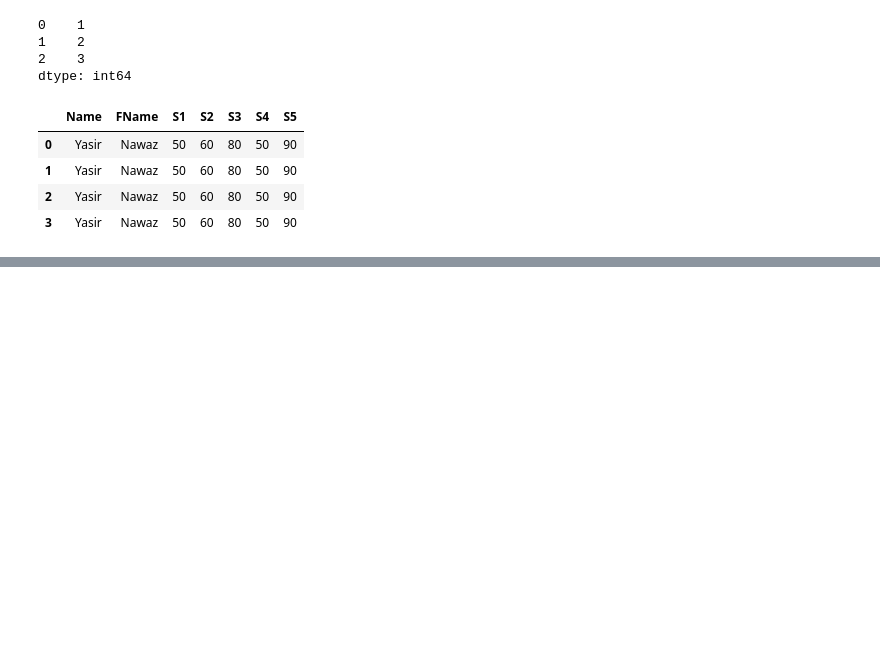
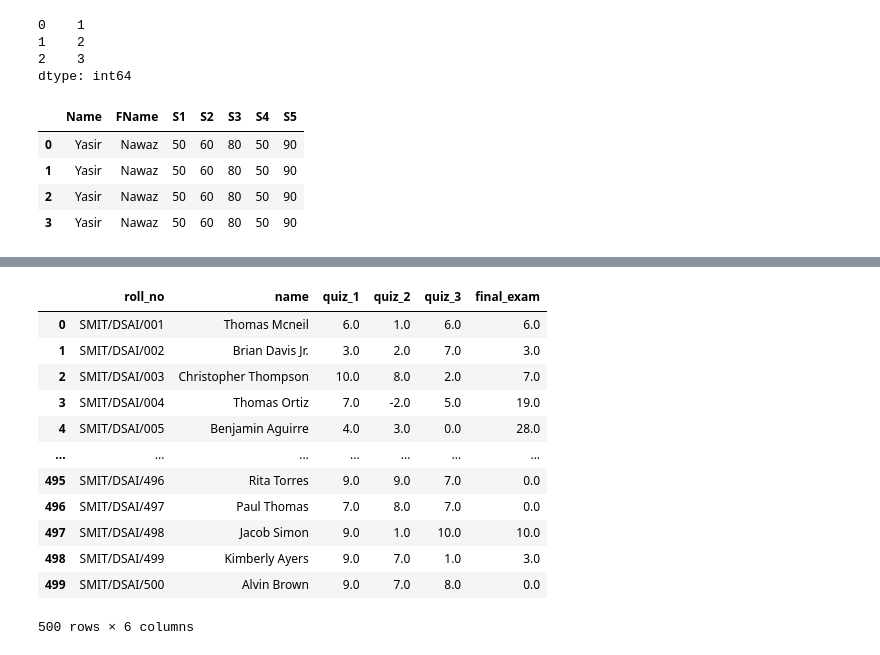
Before and after one commit to memonY49/SMIT-AI-DS-Batch-4, a Jupyter notebook: pandas_practice.ipynb, the cells around one changed output, grey strips where cells are left out. Saved outputs shown, nothing was run; the diff lists cells and outputs as text; code cells hidden in the pictures; blank space fills up the shorter version.

```diff
--- a/pandas_practice.ipynb
+++ b/pandas_practice.ipynb
@@ -63,0 +488,3 @@ df1
+# %%
+student_data = pd.read_csv("student_marks.csv",na_values='abcent')
+student_data.head()
@@ -63,0 +522,16 @@ df1
+# %%
+student_data.fillna(0,inplace=True)
+# %% [output]
+|  | roll_no | name | quiz_1 | quiz_2 | quiz_3 | final_exam |
+| 0 | SMIT/DSAI/001 | Thomas Mcneil | 6.0 | 1.0 | 6.0 | 6.0 |
+| 1 | SMIT/DSAI/002 | Brian Davis Jr. | 3.0 | 2.0 | 7.0 | 3.0 |
+| 2 | SMIT/DSAI/003 | Christopher Thompson | 10.0 | 8.0 | 2.0 | 7.0 |
+| 3 | SMIT/DSAI/004 | Thomas Ortiz | 7.0 | -2.0 | 5.0 | 19.0 |
+| 4 | SMIT/DSAI/005 | Benjamin Aguirre | 4.0 | 3.0 | 0.0 | 28.0 |
+| ... | ... | ... | ... | ... | ... | ... |
+| 495 | SMIT/DSAI/496 | Rita Torres | 9.0 | 9.0 | 7.0 | 0.0 |
+| 496 | SMIT/DSAI/497 | Paul Thomas | 7.0 | 8.0 | 7.0 | 0.0 |
+| 497 | SMIT/DSAI/498 | Jacob Simon | 9.0 | 1.0 | 10.0 | 10.0 |
+| 498 | SMIT/DSAI/499 | Kimberly Ayers | 9.0 | 7.0 | 1.0 | 3.0 |
+| 499 | SMIT/DSAI/500 | Alvin Brown | 9.0 | 7.0 | 8.0 | 0.0 |
+500 rows × 6 columns
```
Also changed, not shown: parts of 72 cells of this notebook, 4 other files.
